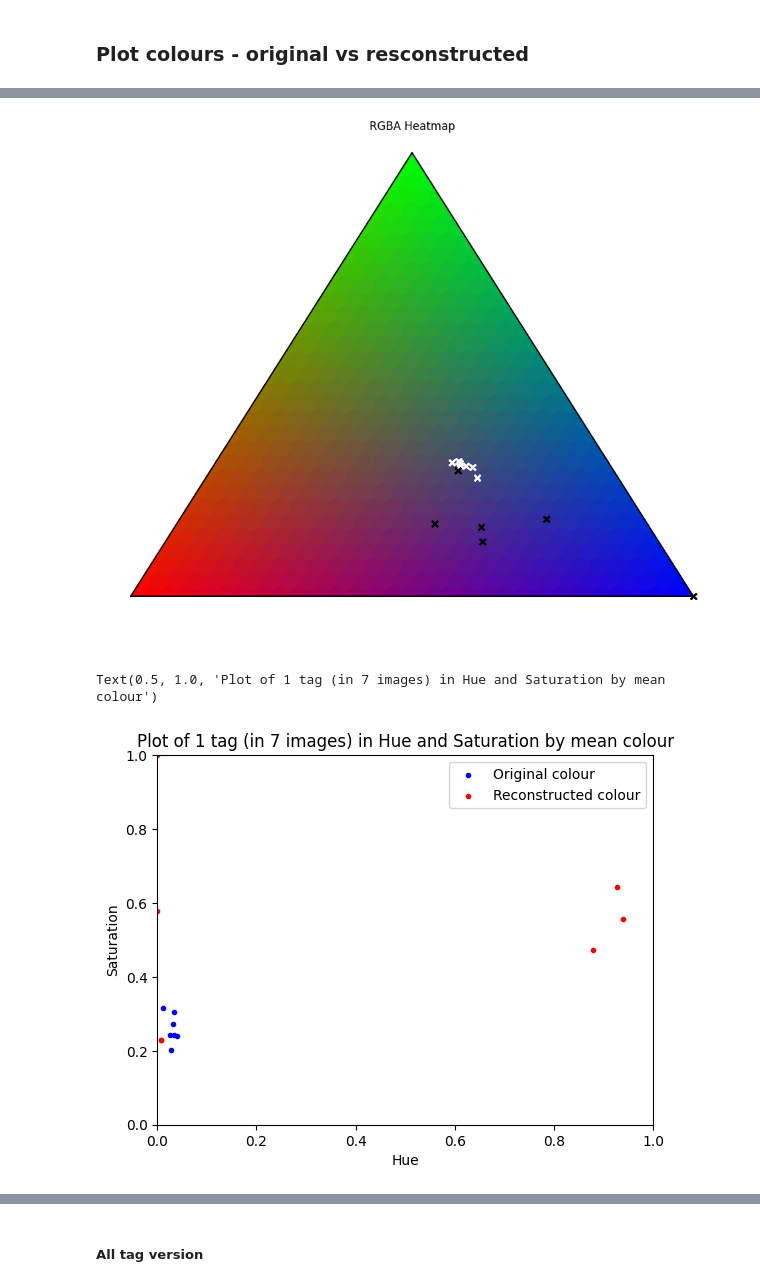
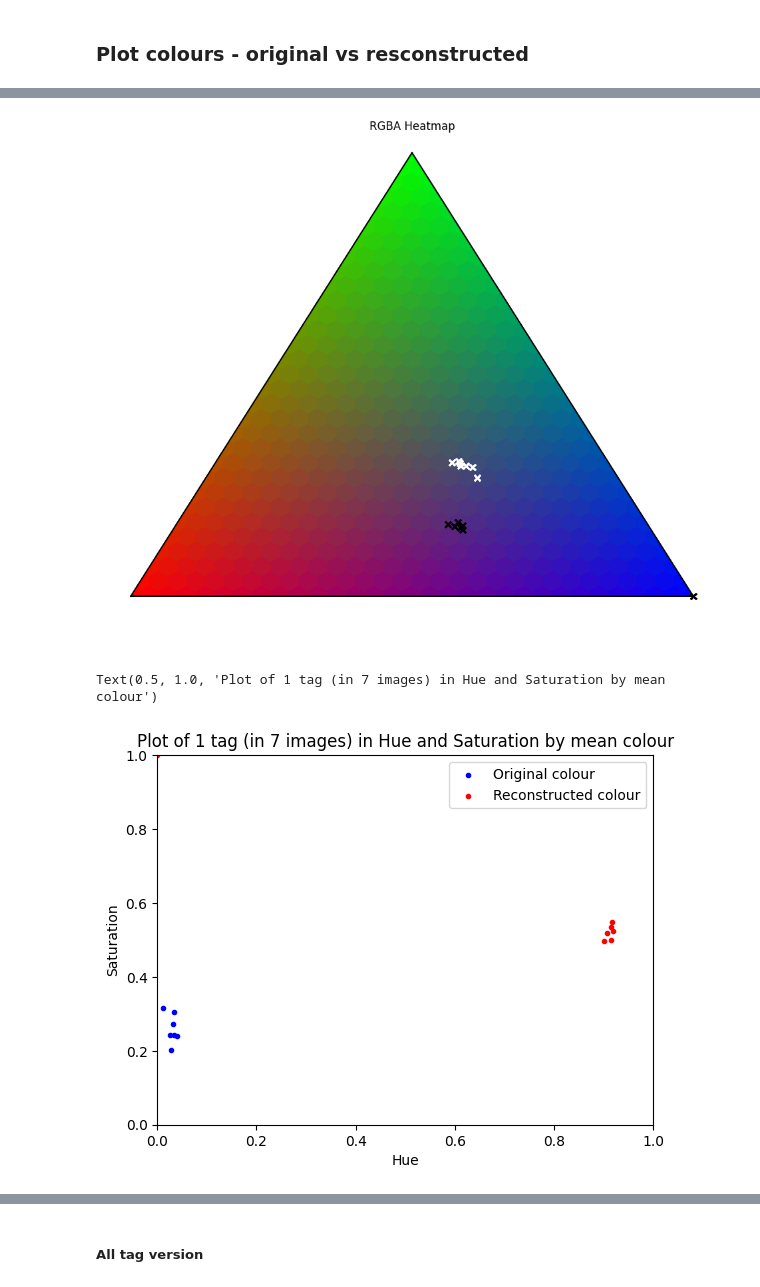
Before and after one commit to acb21kb/bumblebee-tags, a Jupyter notebook: open_files.ipynb, the cells around one changed output, grey strips where cells are left out. Saved outputs shown, nothing was run; the diff lists cells and outputs as text; code cells hidden in the pictures.

```diff
--- a/open_files.ipynb
+++ b/open_files.ipynb
@@ -428,21 +428,16 @@ def getOnlyColour(c, guess, values):
     return singleColour, singleColourReal
 # %%
 tag0HessInv = []
-tag0Predictions = []
 tag0X = []
 
-# divide by 5 to sanity check - does variance spread out?
 for i in range(onlyTag0.shape[0]):
     realImg = getSnipPlot(onlyTag0['Tag'].iloc[i])
-    realImg = realImg / 5
     params = np.array([8.0, 8, 100, 50, 20, 5, 4, 3])
     res = minimize(temp, params, jac=grad(temp), hess=hessian(temp),
                 bounds=((0,16), (0,16), (0,None), (0,None), (0,None), (0,None), (0,None), (0,None)))
-    tagCoord, tagBright, bgBright = res.x[:2], res.x[2:5], res.x[5:]
-    pred = np.array(simulate_image(tagCoord, tagBright, bgBright, 2.6, [16,16])).reshape([16,16])
+    pred = np.array(simulate_image(res.x[:2], res.x[2:5], res.x[5:], 2.6, [16,16])).reshape([16,16])
 
     tag0HessInv.append(hessian(temp)(res.x))
-    tag0Predictions.append(pred)
     tag0X.append(res.x)
 
     """ # Plot reconstructed and error
@@ -468,7 +463,7 @@ for i in range(onlyTag0.shape[0]):
 
     plt.figure(figsize=[15,5])
     plt.subplot(1,6,1)
-    plt.imshow(np.array(red -redGuess), clim=[-25,25])
+    plt.imshow(np.array(red - redGuess), clim=[-25,25])
     plt.colorbar()
     plt.title("Red error")
 
@@ -524,7 +514,7 @@ def plotHeatmap2(asTuples, asTuples2, scale, third=None):
     tax.scatter(asTuples2*scale, marker='x', color='#000', label=labels, zorder=3)
     tax._redraw_labels()
     if third != None:
-        tax.scatter(third*scale, marker='.', color='#f00', label=labels, zorder=3)
+        tax.scatter(third*scale, marker='.', color='#00f', label=labels, zorder=3)
         tax._redraw_labels()
 
     tax.heatmap(data, style="hexagonal", use_rgba=True, colorbar=False)
@@ -538,14 +541,14 @@ def plotHeatmap2(asTuples, asTuples2, scale, third=None):
 # %%
-originalTuple = [[x['Red']*scale, x['Green']*scale, x['Blue']*scale] for index, x in onlyTag0.iterrows()]
-predTuple = [[y[0]*scale, y[1]*scale, y[2]*scale] for y in tag0PredColours]
+proportionalCols = [x[2:5]/np2.sum(x[2:5]) for x in tag0X]
+originalTuple = [[x['Red']*scale, x['Green']*scale, x['Blue']*scale] for _, x in onlyTag0.iterrows()]
+predTuple = [[y[0]*scale, y[1]*scale, y[2]*scale] for y in proportionalCols]
 plotHeatmap2(originalTuple, predTuple, scale)
 # %% [output]
-[figure, old version]
+[figure, new version]
 # %%
-import colorsys
 # is luminence relevant? plot as hue + saturation pairs
-originalHS = np.array([[h, s] for (h, _, s) in [colorsys.rgb_to_hls(x['Red'], x['Green'], x['Blue']) for index, x in onlyTag0.iterrows()]])
-predHS = np.array([[h, s] for (h, _, s) in [colorsys.rgb_to_hls(c[0], c[1], c[2]) for c in tag0PredColours]])
+originalHS = np.array([[h, s] for (h, _, s) in [colorsys.rgb_to_hls(x['Red'], x['Green'], x['Blue']) for _, x in onlyTag0.iterrows()]])
+predHS = np.array([[h, s] for (h, _, s) in [colorsys.rgb_to_hls(c[0], c[1], c[2]) for c in proportionalCols]])
 
 ax = plt.axes()
 plt.scatter(originalHS[:, 0], originalHS[:, 1], c='b', marker='.', label='Original colour')
@@ -557,7 +560,7 @@ plt.ylabel('Saturation')
 plt.title(label='Plot of 1 tag (in 7 images) in Hue and Saturation by mean colour')
 # %% [output]
 Text(0.5, 1.0, 'Plot of 1 tag (in 7 images) in Hue and Saturation by mean colour')
-[figure, old version]
+[figure, new version]
 # %%
 from numpy.random import multivariate_normal as mvn
 def getSamples(tagX: list, tagHessInv: list, n: int) -> np.array:
```
Also changed, not shown: parts of 29 cells of this notebook, 1 other file.
